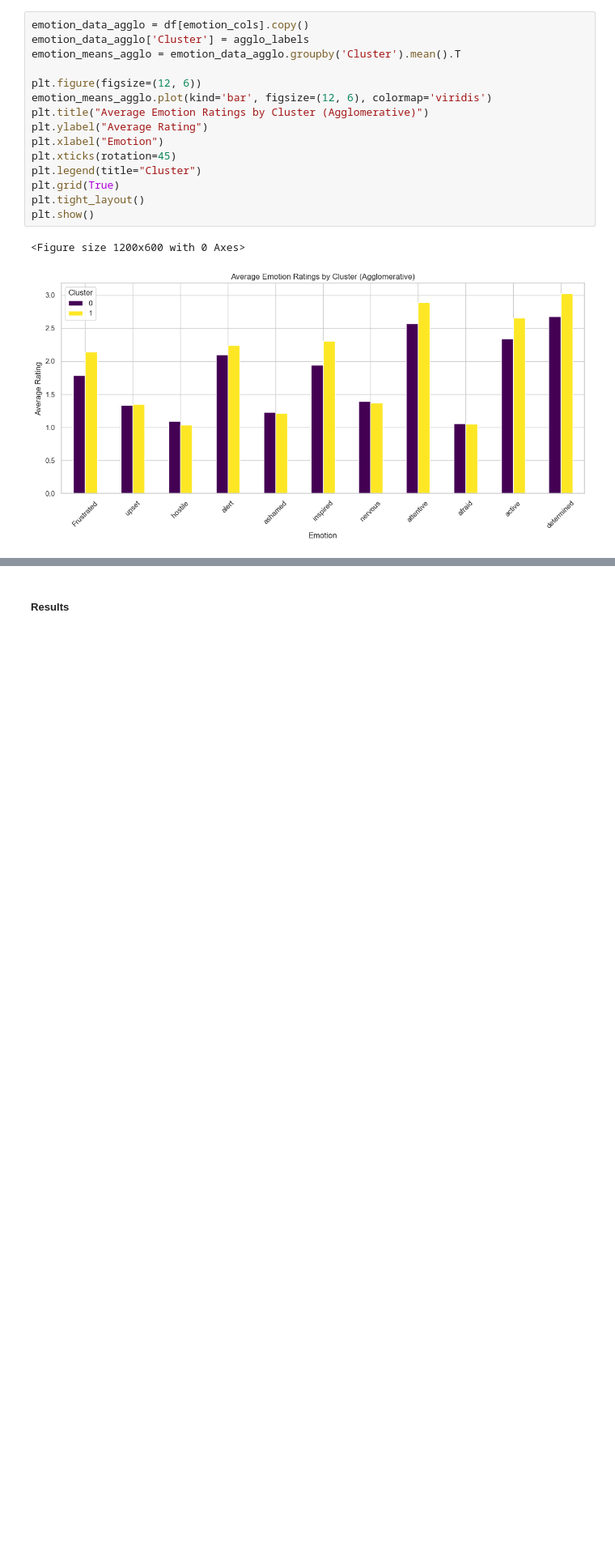
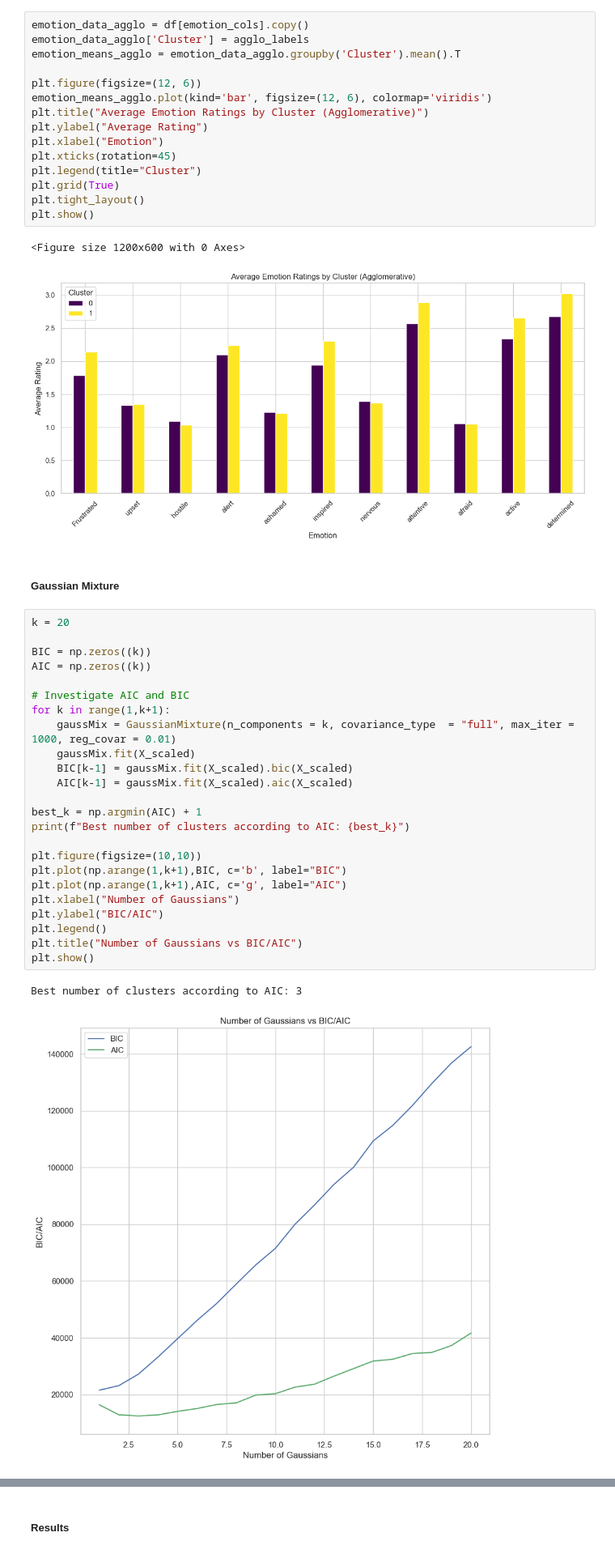
Before and after one commit to albert-moller/CompDataAnalysisCase2, a Jupyter notebook: cluster_analysis_exploration.ipynb, the cells around one changed output, grey strips where cells are left out. Shown at 81% size. Saved outputs shown, nothing was run; the diff lists cells and outputs as text; blank space fills up the shorter version.

```diff
--- a/cluster_analysis_exploration.ipynb
+++ b/cluster_analysis_exploration.ipynb
@@ -377,3 +378,32 @@ plt.show()
 # %% [output]
 <Figure size 1200x600 with 0 Axes>
 [figure]
+# %% [markdown]
+##### Gaussian Mixture
+# %%
+k = 20
+
+BIC = np.zeros((k))
+AIC = np.zeros((k))
+
+# Investigate AIC and BIC
+for k in range(1,k+1):
+    gaussMix = GaussianMixture(n_components = k, covariance_type  = "full", max_iter = 1000, reg_covar = 0.01)
+    gaussMix.fit(X_scaled)
+    BIC[k-1] = gaussMix.fit(X_scaled).bic(X_scaled)
+    AIC[k-1] = gaussMix.fit(X_scaled).aic(X_scaled)
+
+best_k = np.argmin(AIC) + 1
+print(f"Best number of clusters according to AIC: {best_k}")
+
+plt.figure(figsize=(10,10))
+plt.plot(np.arange(1,k+1),BIC, c='b', label="BIC")
+plt.plot(np.arange(1,k+1),AIC, c='g', label="AIC")
+plt.xlabel("Number of Gaussians")
+plt.ylabel("BIC/AIC")
+plt.legend()
+plt.title("Number of Gaussians vs BIC/AIC")
+plt.show()
+# %% [output]
+Best number of clusters according to AIC: 3
+[figure, added]
```
Also changed, not shown: parts of 6 cells of this notebook.
